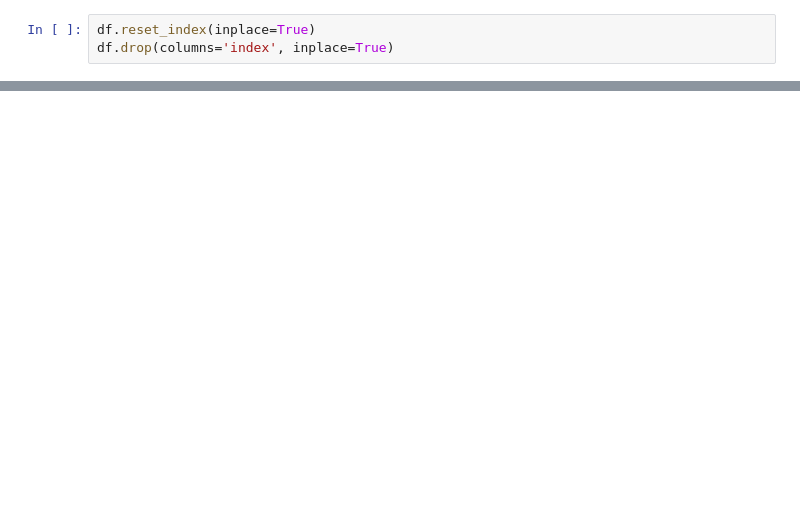
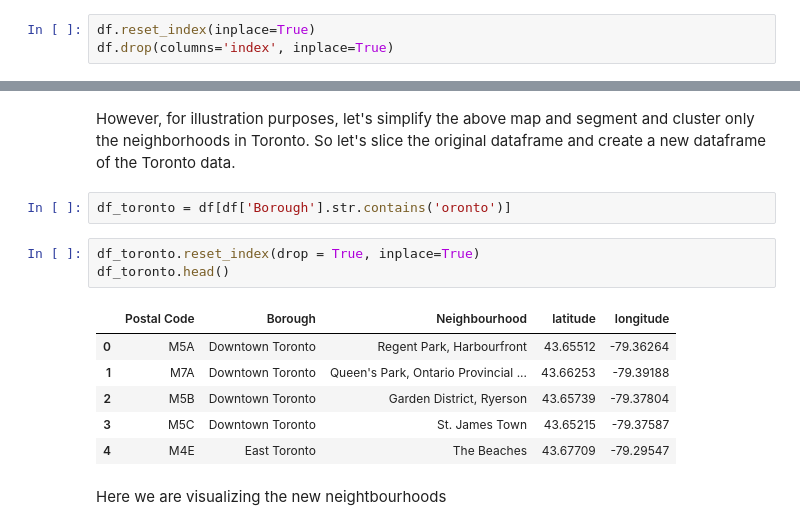
Before and after one commit to sayebms1/IBM_courses_projects, a Jupyter notebook: Capstone/Tronto_neighborhood_clustering.ipynb, the cells around one changed output, grey strips where cells are left out. Cells and saved outputs as stored; diff of their text form; blank space fills up the shorter version.

```diff
--- a/Capstone/Tronto_neighborhood_clustering.ipynb
+++ b/Capstone/Tronto_neighborhood_clustering.ipynb
@@ -130,0 +167,16 @@ df
+# %% [markdown]
+However, for illustration purposes, let's simplify the above map and segment and cluster only the neighborhoods in Toronto. So let's slice the original dataframe and create a new dataframe of the Toronto data.
+# %%
+df_toronto = df[df['Borough'].str.contains('oronto')]
+# %%
+df_toronto.reset_index(drop = True, inplace=True)
+df_toronto.head()
+# %% [output]
+|  | Postal Code | Borough | Neighbourhood | latitude | longitude |
+| 0 | M5A | Downtown Toronto | Regent Park, Harbourfront | 43.65512 | -79.36264 |
+| 1 | M7A | Downtown Toronto | Queen's Park, Ontario Provincial ... | 43.66253 | -79.39188 |
+| 2 | M5B | Downtown Toronto | Garden District, Ryerson | 43.65739 | -79.37804 |
+| 3 | M5C | Downtown Toronto | St. James Town | 43.65215 | -79.37587 |
+| 4 | M4E | East Toronto | The Beaches | 43.67709 | -79.29547 |
+# %% [markdown]
+Here we are visualizing the new neightbourhoods
```
Also changed, not shown: parts of 15 cells of this notebook.
